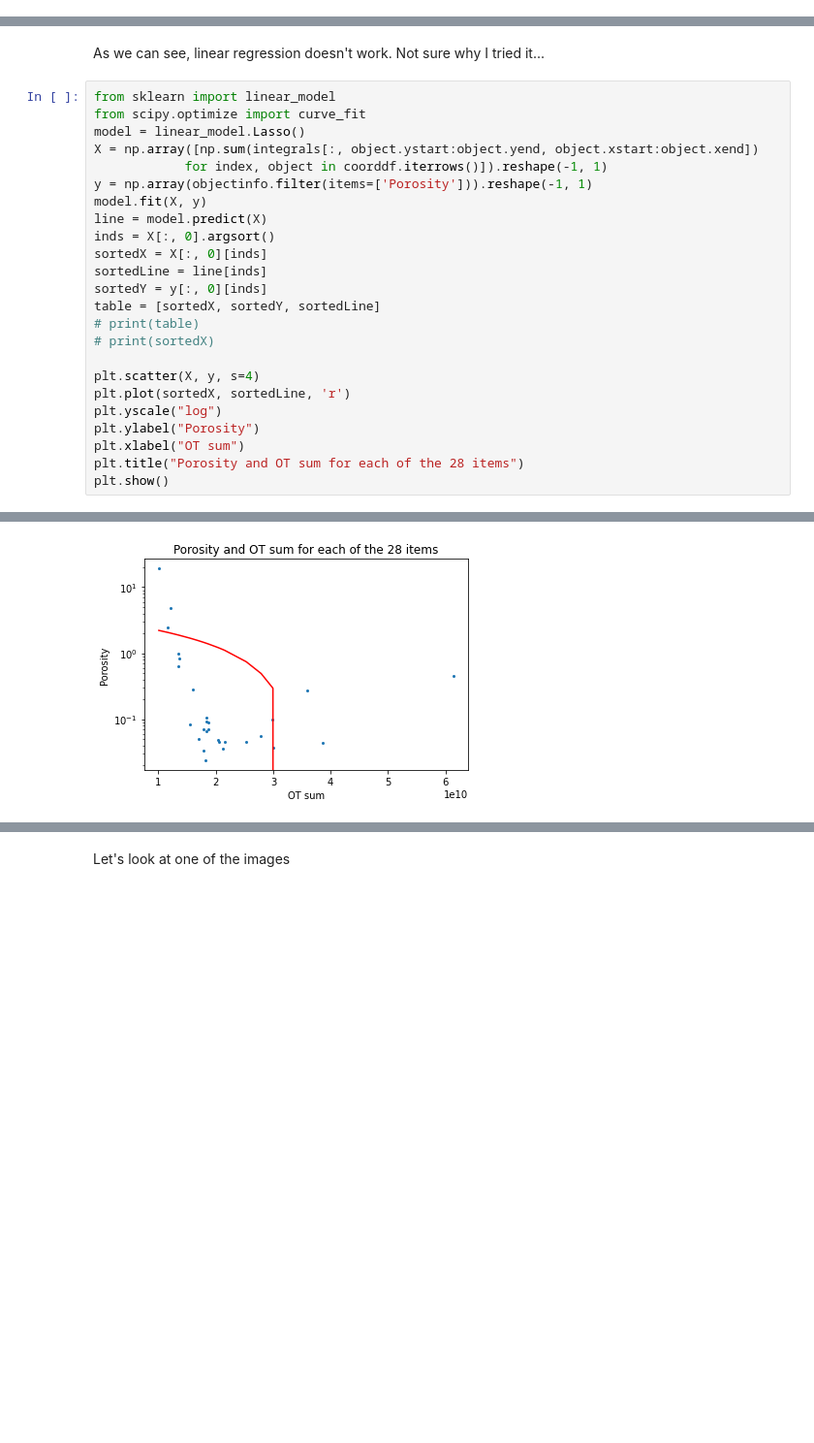
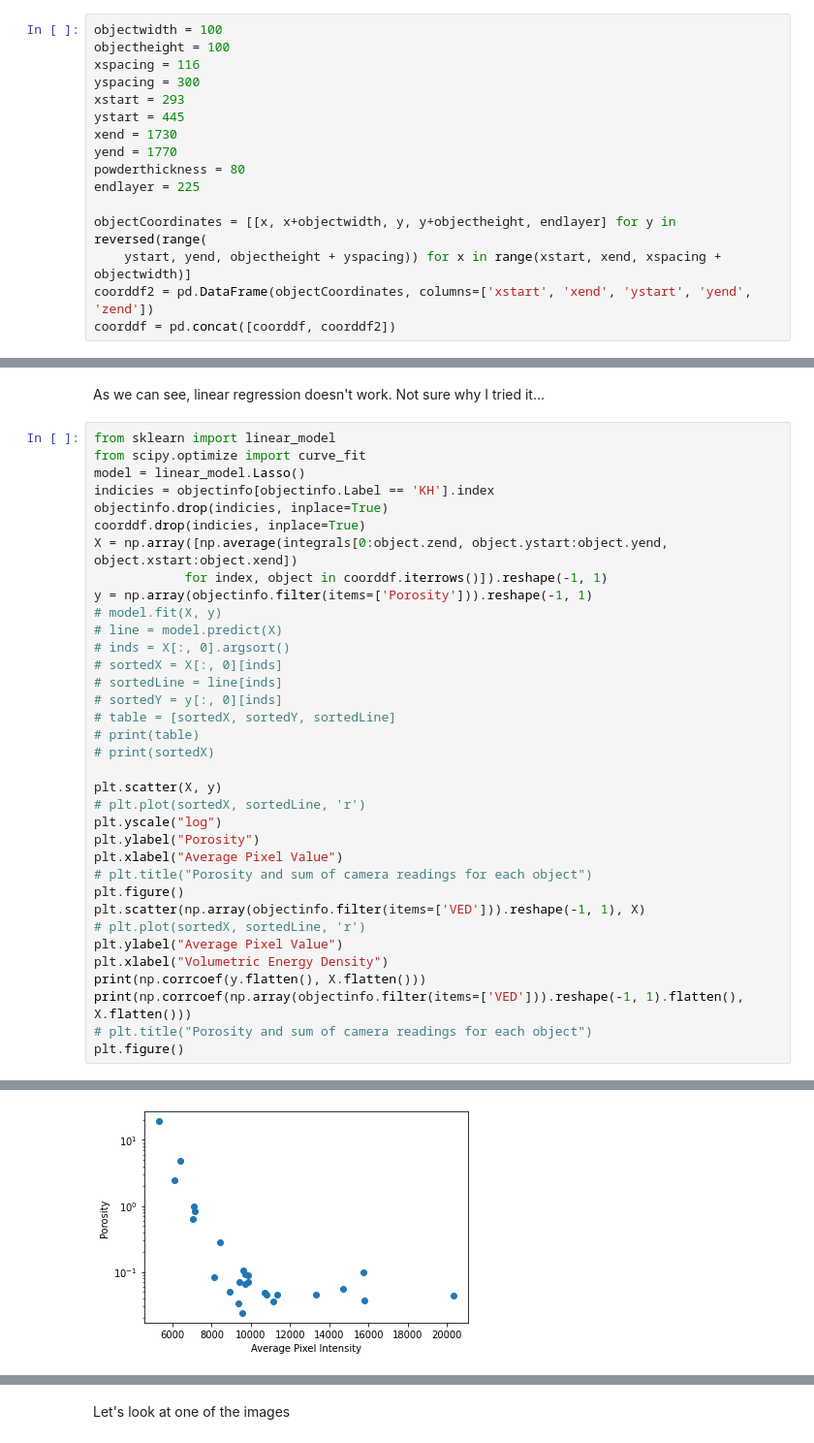
Before and after one commit to ErikSievers/thesis, a Jupyter notebook: poreidentification pt2.ipynb, the cells around one changed output, grey strips where cells are left out. Shown at 97% size. Saved outputs shown, nothing was run; the diff lists cells and outputs as text; blank space fills up the shorter version.

Commit message:
Updated files used for creating visuals

```diff
--- a/poreidentification pt2.ipynb
+++ b/poreidentification pt2.ipynb
@@ -52,3 +53,19 @@ coorddf = pd.DataFrame(objectCoordinates, columns=['xstart', 'xend', 'ystart', '
+# %%
+objectwidth = 100
+objectheight = 100
+xspacing = 116
+yspacing = 300
+xstart = 293
+ystart = 445
+xend = 1730
+yend = 1770
+powderthickness = 80
+endlayer = 225
+
+objectCoordinates = [[x, x+objectwidth, y, y+objectheight, endlayer] for y in reversed(range(
+    ystart, yend, objectheight + yspacing)) for x in range(xstart, xend, xspacing + objectwidth)]
+coorddf2 = pd.DataFrame(objectCoordinates, columns=['xstart', 'xend', 'ystart', 'yend', 'zend'])
+coorddf = pd.concat([coorddf, coorddf2])
 # %% [markdown]
 Idea from Arnulf (kind of): let's look at how the different components of VED contribute to porosity.
 # %%
@@ -78,24 +95,35 @@ As we can see, linear regression doesn't work. Not sure why I tried it...
 from sklearn import linear_model
 from scipy.optimize import curve_fit
 model = linear_model.Lasso()
-X = np.array([np.sum(integrals[:, object.ystart:object.yend, object.xstart:object.xend])
+indicies = objectinfo[objectinfo.Label == 'KH'].index
+objectinfo.drop(indicies, inplace=True)
+coorddf.drop(indicies, inplace=True)
+X = np.array([np.average(integrals[0:object.zend, object.ystart:object.yend, object.xstart:object.xend])
             for index, object in coorddf.iterrows()]).reshape(-1, 1)
 y = np.array(objectinfo.filter(items=['Porosity'])).reshape(-1, 1)
-model.fit(X, y)
-line = model.predict(X)
-inds = X[:, 0].argsort()
-sortedX = X[:, 0][inds]
-sortedLine = line[inds]
-sortedY = y[:, 0][inds]
-table = [sortedX, sortedY, sortedLine]
+# model.fit(X, y)
+# line = model.predict(X)
+# inds = X[:, 0].argsort()
+# sortedX = X[:, 0][inds]
+# sortedLine = line[inds]
+# sortedY = y[:, 0][inds]
+# table = [sortedX, sortedY, sortedLine]
 # print(table)
 # print(sortedX)
 
-plt.scatter(X, y, s=4)
-plt.plot(sortedX, sortedLine, 'r')
+plt.scatter(X, y)
+# plt.plot(sortedX, sortedLine, 'r')
 plt.yscale("log")
 plt.ylabel("Porosity")
-plt.xlabel("OT sum")
-plt.title("Porosity and OT sum for each of the 28 items")
-plt.show()
+plt.xlabel("Average Pixel Value")
+# plt.title("Porosity and sum of camera readings for each object")
+plt.figure()
+plt.scatter(np.array(objectinfo.filter(items=['VED'])).reshape(-1, 1), X)
+# plt.plot(sortedX, sortedLine, 'r')
+plt.ylabel("Average Pixel Value")
+plt.xlabel("Volumetric Energy Density")
+print(np.corrcoef(y.flatten(), X.flatten()))
+print(np.corrcoef(np.array(objectinfo.filter(items=['VED'])).reshape(-1, 1).flatten(), X.flatten()))
+# plt.title("Porosity and sum of camera readings for each object")
+plt.figure()
 # %% [output]
@@ -102 +135 @@ plt.show()
-[figure, old version]
+[figure, new version]
```
Also changed, not shown: parts of 3 cells of this notebook.
